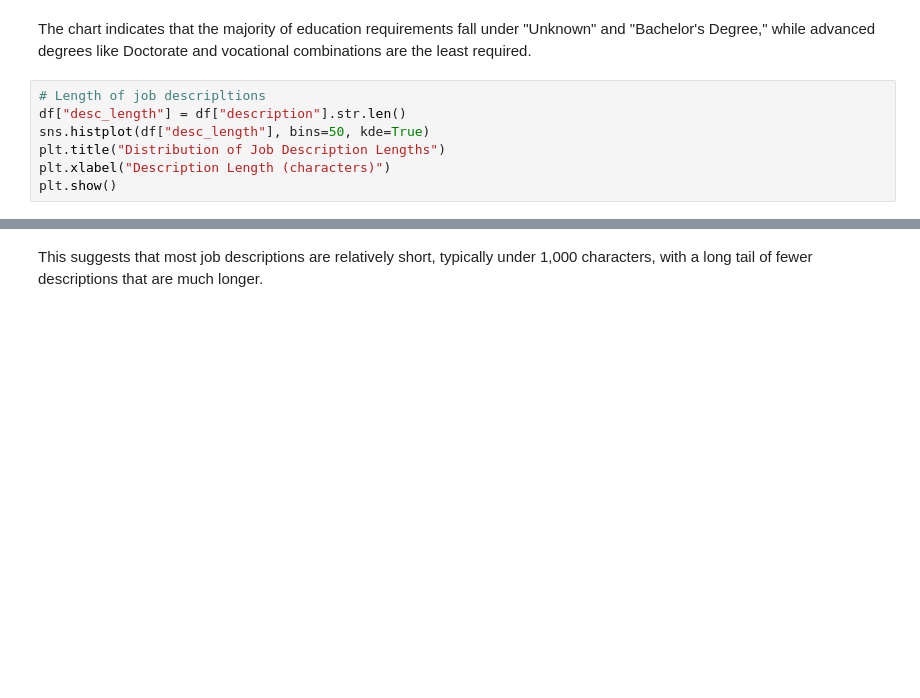
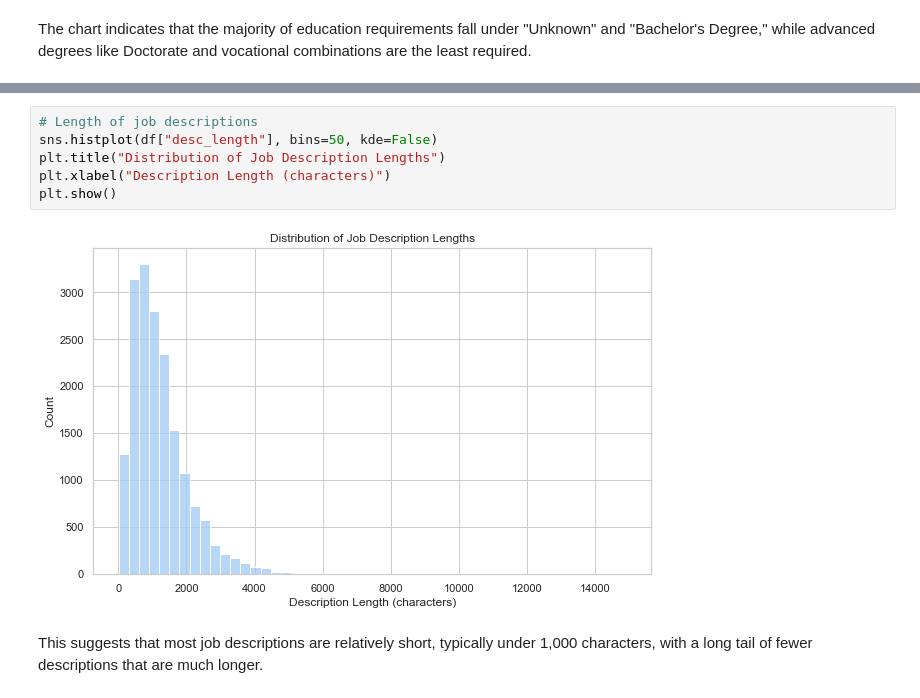
Before and after one commit to FGithaiga/FAKE_JOB_POSTING, a Jupyter notebook: index.ipynb, the cells around one changed output, grey strips where cells are left out. Drawn from its saved outputs; the diff is of its cells as text; blank space fills up the shorter version.

```diff
--- a/index.ipynb
+++ b/index.ipynb
@@ -215,10 +215,3 @@ plt.show()
 [figure]
 # %% [markdown]
 The chart indicates that the majority of education requirements fall under "Unknown" and "Bachelor's Degree," while advanced degrees like Doctorate and vocational combinations are the least required.
-# %%
-# Length of job descripltions
-df["desc_length"] = df["description"].str.len()
-sns.histplot(df["desc_length"], bins=50, kde=True)
-plt.title("Distribution of Job Description Lengths")
-plt.xlabel("Description Length (characters)")
-plt.show()
@@ -227,3 +234,11 @@ plt.show()
+# %%
+# Length of job descriptions
+sns.histplot(df["desc_length"], bins=50, kde=False)
+plt.title("Distribution of Job Description Lengths")
+plt.xlabel("Description Length (characters)")
+plt.show()
+# %% [output]
+[figure, added]
 # %% [markdown]
 This suggests that most job descriptions are relatively short, typically under 1,000 characters, with a long tail of fewer descriptions that are much longer.
 # %% [markdown]
```
Also changed, not shown: parts of 5 cells of this notebook.
